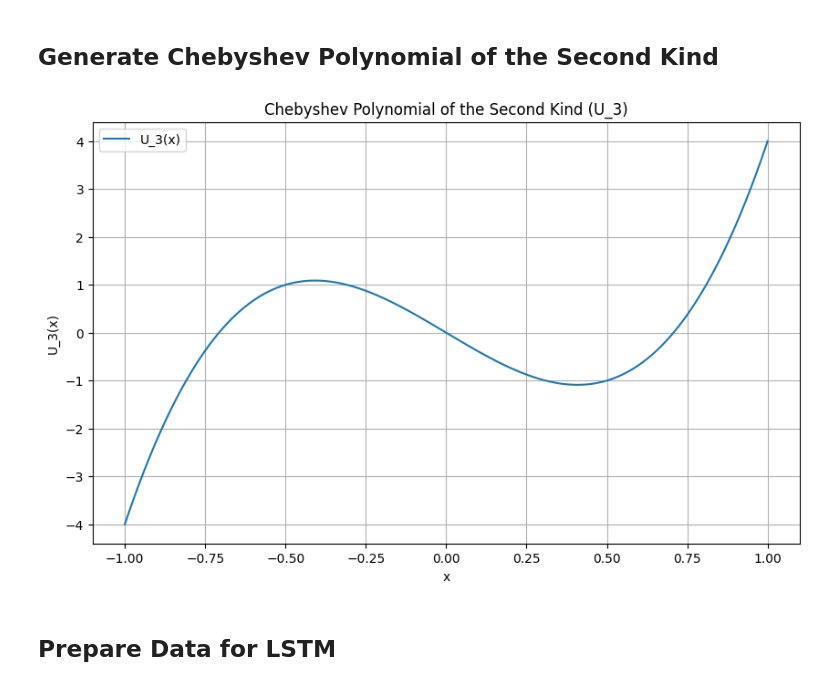
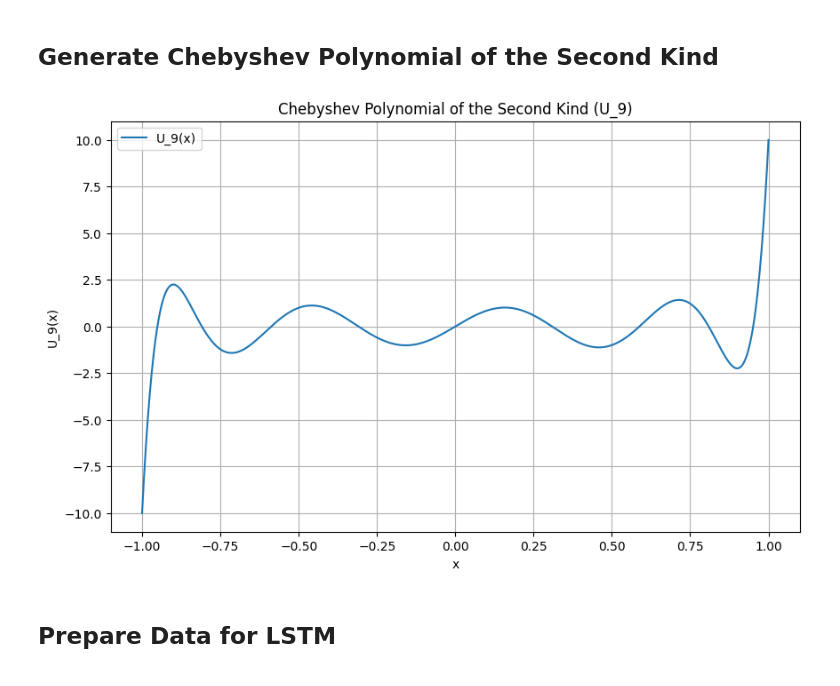
Before and after one commit to busboom-software-studio/PINNiped, a Jupyter notebook: notebooks/maxbusboom/Chebyshev Polynomials and LSTM Training.ipynb, the cells around one changed output. Saved outputs shown, nothing was run; the diff lists cells and outputs as text; code cells hidden in the pictures.

```diff
--- a/notebooks/maxbusboom/Chebyshev Polynomials and LSTM Training.ipynb
+++ b/notebooks/maxbusboom/Chebyshev Polynomials and LSTM Training.ipynb
@@ -20,23 +12,48 @@ import matplotlib.pyplot as plt
 # %%
 def chebyshev_polynomial_second_kind(n, x):
     """
     Generate Chebyshev polynomial of the second kind of degree n.
 
     Parameters:
     n (int): Degree of the polynomial.
     x (numpy array): Input values where the polynomial is evaluated.
 
     Returns:
     numpy array: Values of the Chebyshev polynomial of the second kind at x.
     """
     if n == 0:
         return np.ones_like(x)
     elif n == 1:
         return 2 * x
     else:
         U_n_minus_1 = 2 * x
         U_n_minus_2 = np.ones_like(x)
         for _ in range(2, n + 1):
             U_n = 2 * x * U_n_minus_1 - U_n_minus_2
             U_n_minus_2, U_n_minus_1 = U_n_minus_1, U_n
         return U_n
+
+def plot_chebyshev_polynomial(n, x_range=(-1, 1), num_points=1000):
+    """
+    Plot the Chebyshev polynomial of the second kind of degree n.
+
+    Parameters:
+    n (int): Degree of the polynomial.
+    x_range (tuple): Range of x values.
+    num_points (int): Number of points to plot.
+    """
+    x = np.linspace(x_range[0], x_range[1], num_points)
+    y = chebyshev_polynomial_second_kind(n, x)
+
+    plt.figure(figsize=(10, 6))
+    plt.plot(x, y, label=f'U_{n}(x)')
+    plt.title(f'Chebyshev Polynomial of the Second Kind (U_{n})')
+    plt.xlabel('x')
+    plt.ylabel(f'U_{n}(x)')
+    plt.legend()
+    plt.grid(True)
+    plt.show()
+
+plot_chebyshev_polynomial(n=9)
+# %% [output]
+[figure, added]
@@ -64,7 +60,3 @@ def plot_chebyshev_polynomial(n, x_range=(-1, 1), num_points=1000):
-# %%
-plot_chebyshev_polynomial(n=3)
-# %% [output]
-[figure, removed]
 # %% [markdown]
 ## Prepare Data for LSTM
 # %%
```
Also changed, not shown: parts of 19 cells of this notebook.
